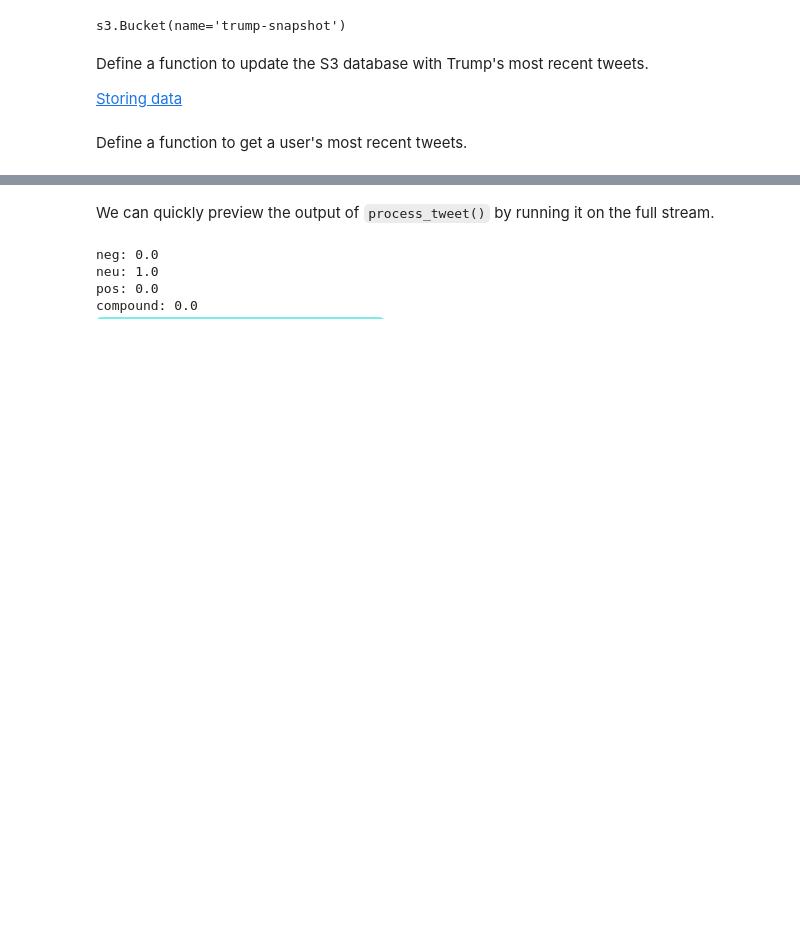
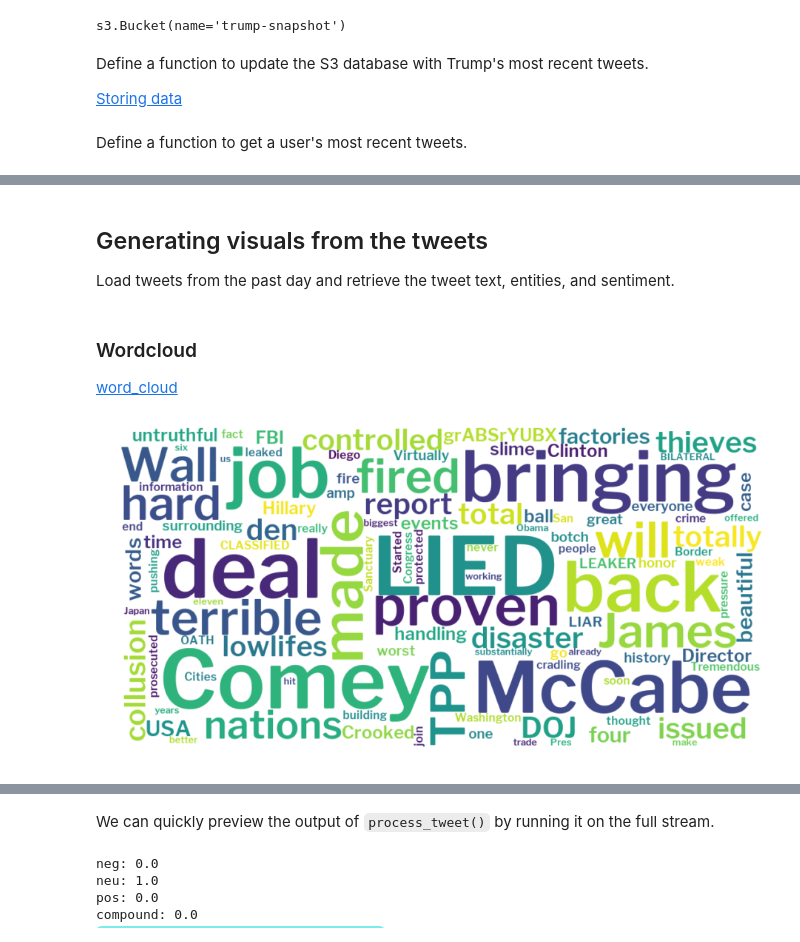
Before and after one commit to Capital-News-Service/daily-trump-snapshot, a Jupyter notebook: daily_trump_snapshot.ipynb, the cells around one changed output, grey strips where cells are left out. Cells and saved outputs as stored; diff of their text form; code cells hidden in the pictures; blank space fills up the shorter version.

Commit message:
Add wordcloud and sentiment plot

```diff
--- a/daily_trump_snapshot.ipynb
+++ b/daily_trump_snapshot.ipynb
@@ -217,13 +61,13 @@ Finally, define a function that runs sentiment analysis and named entity recogni
 # %%
 def process_tweet(text):
     vs = analyzer.polarity_scores(text)
-    print('neg: ' + str(vs['neg']))
-    print('neu: ' + str(vs['neu']))
-    print('pos: ' + str(vs['pos']))
-    print('compound: ' + str(vs['compound']))
+    #print('neg: ' + str(vs['neg']))
+    #print('neu: ' + str(vs['neu']))
+    #print('pos: ' + str(vs['pos']))
+    #print('compound: ' + str(vs['compound']))
     doc = nlp(text)
-    displacy.render(doc, style='ent', jupyter=True)
-    return doc.ents
+    #displacy.render(doc, style='ent', jupyter=True)
+    return vs, doc.ents
 # %% [markdown]
 # Uploading Trump's tweets to Amazon S3
 We can get Trump's tweets using either the Twitter Streaming API or REST API. A comparison can be found [here](https://stackoverflow.com/questions/5960128/streaming-api-vs-rest-api).
@@ -301,7 +145,7 @@ ents = {}
 counts = {}
 
 for i in get_tweets('realDonaldTrump', 200):
-    tweet_ents = process_tweet(i['text'])
+    vs, tweet_ents = process_tweet(i['text'])
     #accumulate named entities
     for ent in tweet_ents:
         if ent.text in counts:
@@ -312,5 +156,3 @@ for i in get_tweets('realDonaldTrump', 200):
 
 with open('new_tweets.json','wb') as f:
     f.write(json.dumps(get_tweets('realDonaldTrump', 200)).encode('utf-8'))
-
-#update_database('new_tweets.json')
@@ -348,0 +163,22 @@ Russia GPE vows to shoot down any and all missiles fired at Syria GPE . Get read
+# %% [markdown]
+## Generating visuals from the tweets
+Load tweets from the past day and retrieve the tweet text, entities, and sentiment.
+# %%
+full_text = ''
+sentiment = []
+entities = []
+tweet_count = 0
+avg_sentiment = 0
+for tweet in json.load(open('new_tweets.json')):
+    if (tweet['created_at'][:10] == str(datetime.now().date())):
+        tweet_count += 1
+        full_text += tweet['text']
+        vs, daily_ents = process_tweet(tweet['text'])
+        sentiment.append(vs['compound'])
+        avg_sentiment += vs['compound']
+        entities.append('\n'.join(str(e) for e in daily_ents))
+
+avg_sentiment /= tweet_count
+# %% [markdown]
+### Wordcloud
+[word_cloud](https://github.com/amueller/word_cloud)
@@ -348,0 +187,8 @@ Russia GPE vows to shoot down any and all missiles fired at Syria GPE . Get read
+# %%
+wordcloud = WordCloud(width=1024,height=512,font_path='Libre_Franklin/LibreFranklin-SemiBold.ttf',stopwords=STOPWORDS.union({'https','co'}),background_color='white',max_font_size=128).generate(full_text)
+plt.figure(figsize=(16,8))
+plt.axis("off")
+plt.imshow(wordcloud, interpolation="bilinear")
+fig = plt.gcf()
+# %% [output]
+[figure, added]
```
Also changed, not shown: parts of 52 cells of this notebook.
